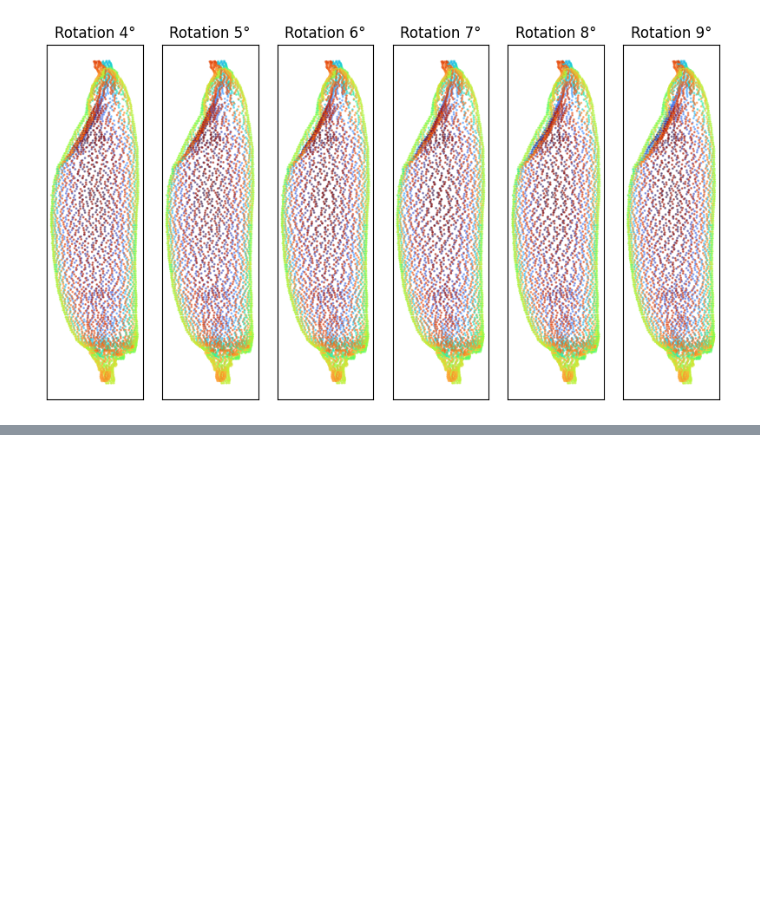
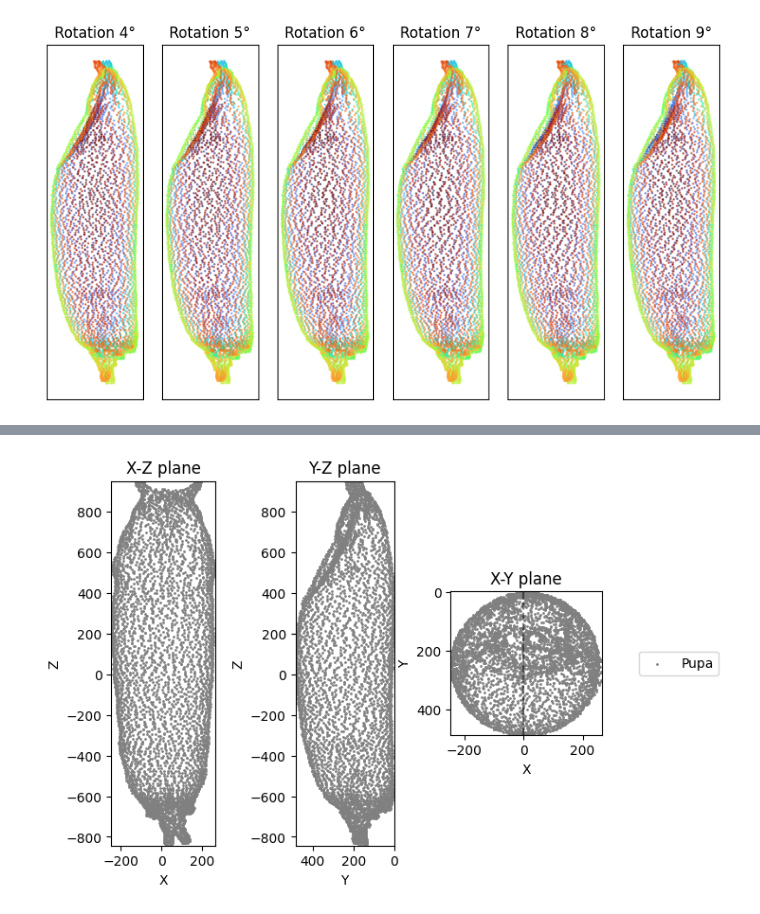
Before and after one commit to azmaite/Devel, a Jupyter notebook: Pupa_muscle_imaging/Load_traced_pupa.ipynb, the cells around one changed output, grey strips where cells are left out. Cells and saved outputs as stored; diff of their text form; code cells hidden in the pictures; blank space fills up the shorter version.

```diff
--- a/Pupa_muscle_imaging/Load_traced_pupa.ipynb
+++ b/Pupa_muscle_imaging/Load_traced_pupa.ipynb
@@ -482,3 +513,7 @@ with open(save_path, 'wb') as f:
 save_path = os.path.join(json_folder, 'pupa_traced_coordinates_rot.pkl')
 with open(save_path, 'wb') as f:
     pickle.dump(coordinates_rot, f)
+# %%
+plot_pupa(coordinates_rot, 'Pupa')
+# %% [output]
+[figure, added]
```
Also changed, not shown: parts of 9 cells of this notebook, 1 other file.
